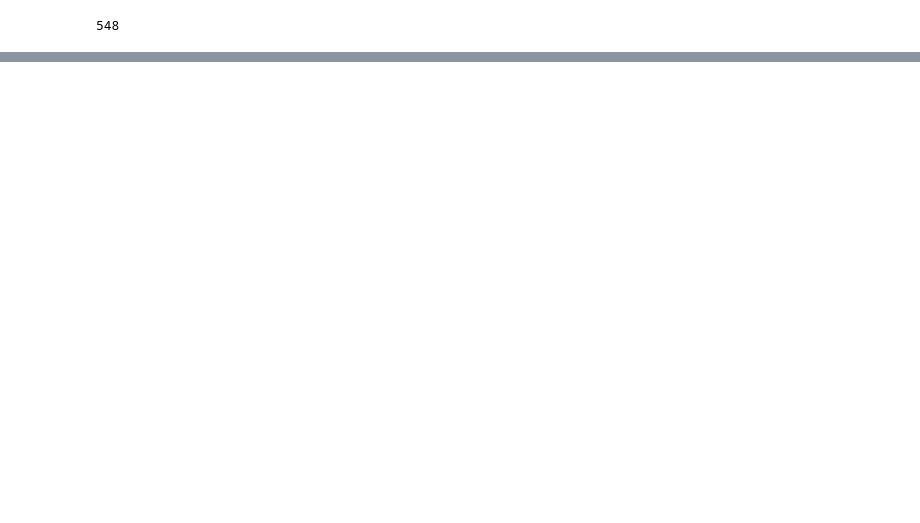
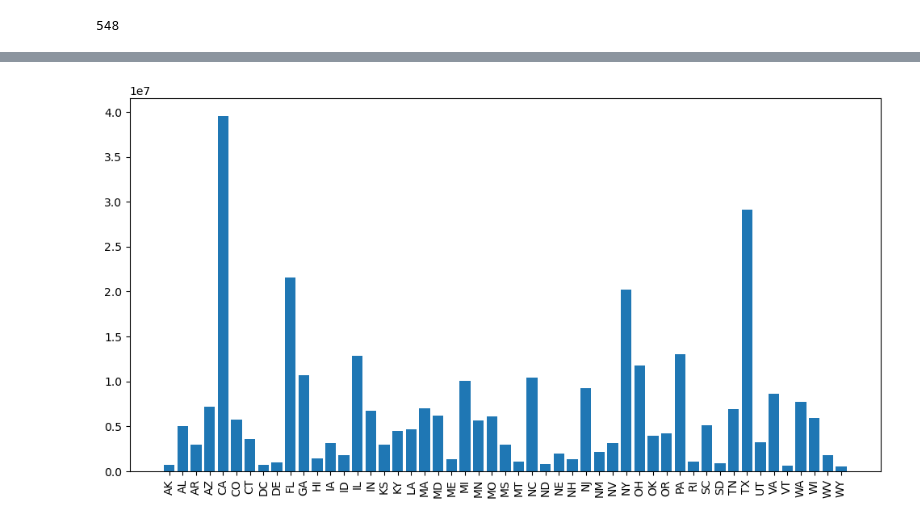
Before and after one commit to Andrewli1212/Fast-Food, a Jupyter notebook: Project1.ipynb, the cells around one changed output, grey strips where cells are left out. Cells and saved outputs as stored; diff of their text form; code cells hidden in the pictures; blank space fills up the shorter version.

Commit message:
changed bar graph code to make it more legible

```diff
--- a/Project1.ipynb
+++ b/Project1.ipynb
@@ -155,6 +325,6 @@ count
 # %%
-new_count = count.rename(columns = {'restaurant':'Total'})
-new_count = new_count.reset_index(level=['restaurant','state'])
+new_count = count.rename(columns = {'restaurant':'total'})
+new_count = new_count.reset_index(level=['restaurant','State'])
 new_count
 # output = new_count.to_csv('Output/count.csv', index=False)
 # output
@@ -160,0 +345,4 @@ new_count
+# %%
+total_by_state = new_count.groupby('State')['total'].sum()
+total_by_state = total_by_state.reset_index(level=['State'])
+total_by_state.head()
@@ -160,0 +372,3 @@ new_count
+# %%
+df_merge2 = pd.merge(total_by_state, demo_df, how='left', on='State')
+df_merge2.head()
@@ -160,0 +382,9 @@ new_count
+# %%
+x = df_merge2['State']
+y = y = df_merge2['population']
+plt.figure(figsize=(12,6))
+plt.bar(x, y)
+plt.xticks(rotation=90)
+plt.show()
+# %% [output]
+[figure, added]
```
Also changed, not shown: parts of 19 cells of this notebook, 3 other files.
